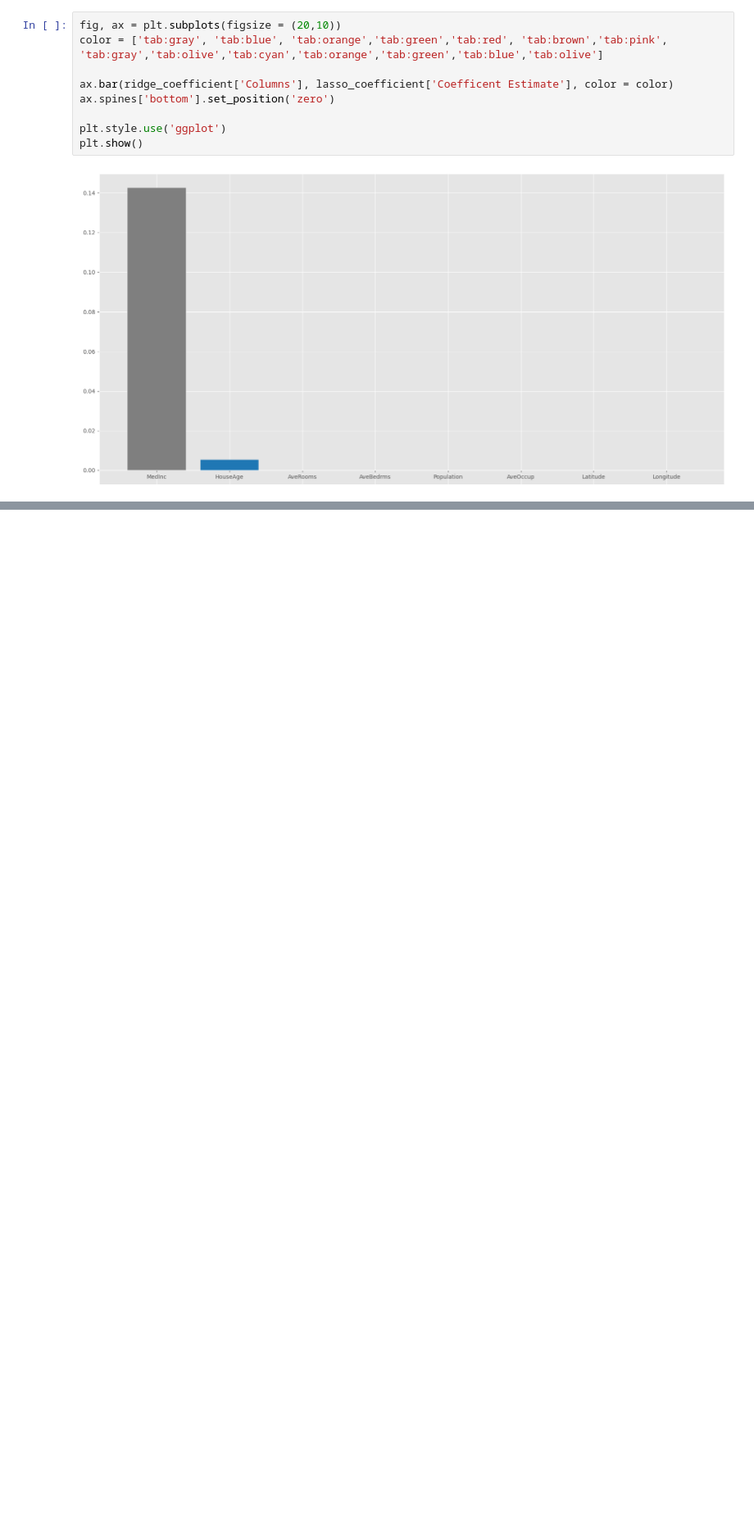
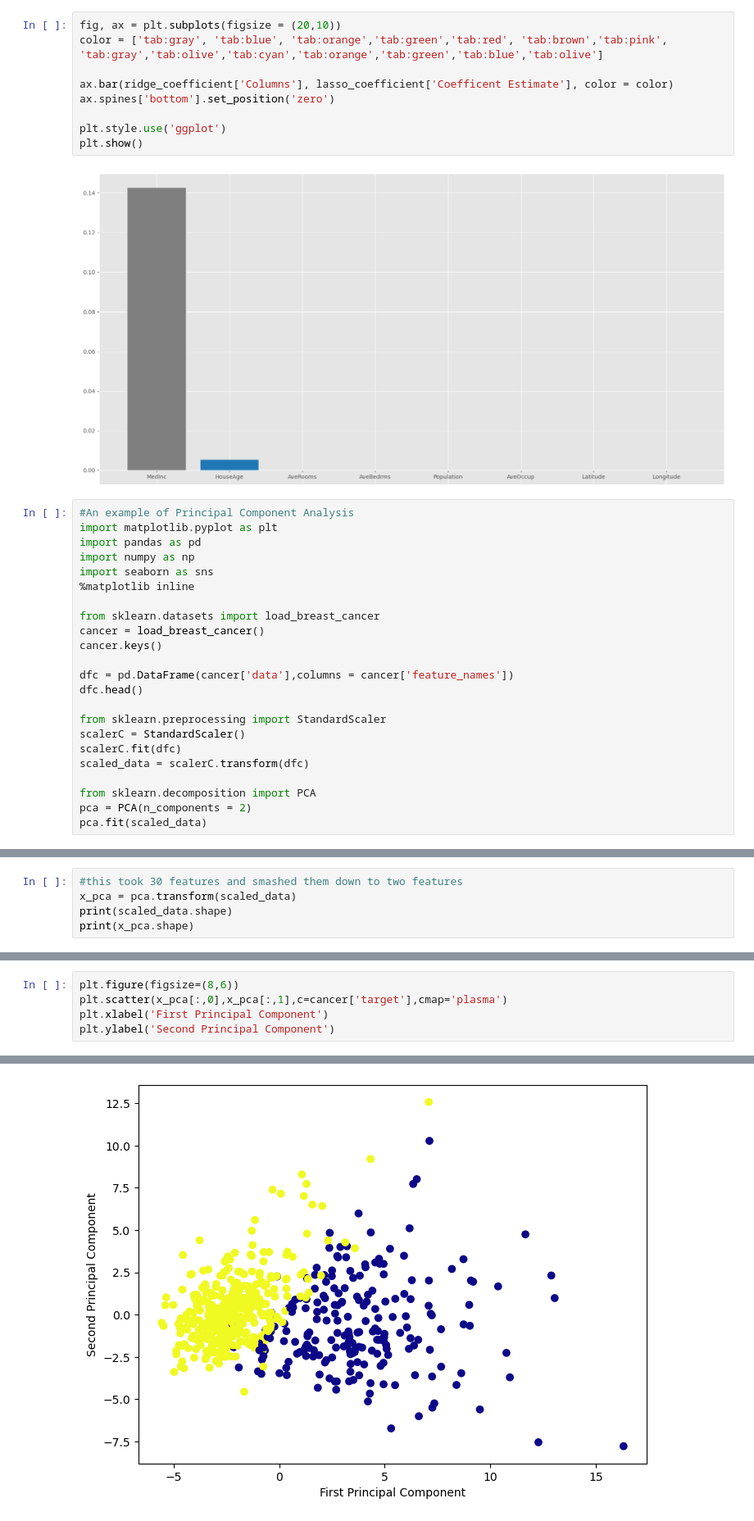
Before and after one commit to sopiloteh/sillythings, a Jupyter notebook: mlrelearning.ipynb, the cells around one changed output, grey strips where cells are left out. Shown at 82% size. Saved outputs shown, nothing was run; the diff lists cells and outputs as text; blank space fills up the shorter version.

```diff
--- a/mlrelearning.ipynb
+++ b/mlrelearning.ipynb
@@ -1280,3 +1280,26 @@ plt.style.use('ggplot')
 plt.show()
 # %% [output]
 [figure]
+# %%
+#An example of Principal Component Analysis
+import matplotlib.pyplot as plt
+import pandas as pd
+import numpy as np
+import seaborn as sns
+%matplotlib inline
+
+from sklearn.datasets import load_breast_cancer
+cancer = load_breast_cancer()
+cancer.keys()
+
+dfc = pd.DataFrame(cancer['data'],columns = cancer['feature_names'])
+dfc.head()
+
+from sklearn.preprocessing import StandardScaler
+scalerC = StandardScaler()
+scalerC.fit(dfc)
+scaled_data = scalerC.transform(dfc)
+
+from sklearn.decomposition import PCA
+pca = PCA(n_components = 2)
+pca.fit(scaled_data)
@@ -1282,0 +1308,5 @@ plt.show()
+# %%
+#this took 30 features and smashed them down to two features
+x_pca = pca.transform(scaled_data)
+print(scaled_data.shape)
+print(x_pca.shape)
@@ -1282,0 +1316,6 @@ plt.show()
+# %%
+plt.figure(figsize=(8,6))
+plt.scatter(x_pca[:,0],x_pca[:,1],c=cancer['target'],cmap='plasma')
+plt.xlabel('First Principal Component')
+plt.ylabel('Second Principal Component')
+# %% [output]
@@ -1282,0 +1323 @@ plt.show()
+[figure, added]
```
Also changed, not shown: parts of 3 cells of this notebook.
